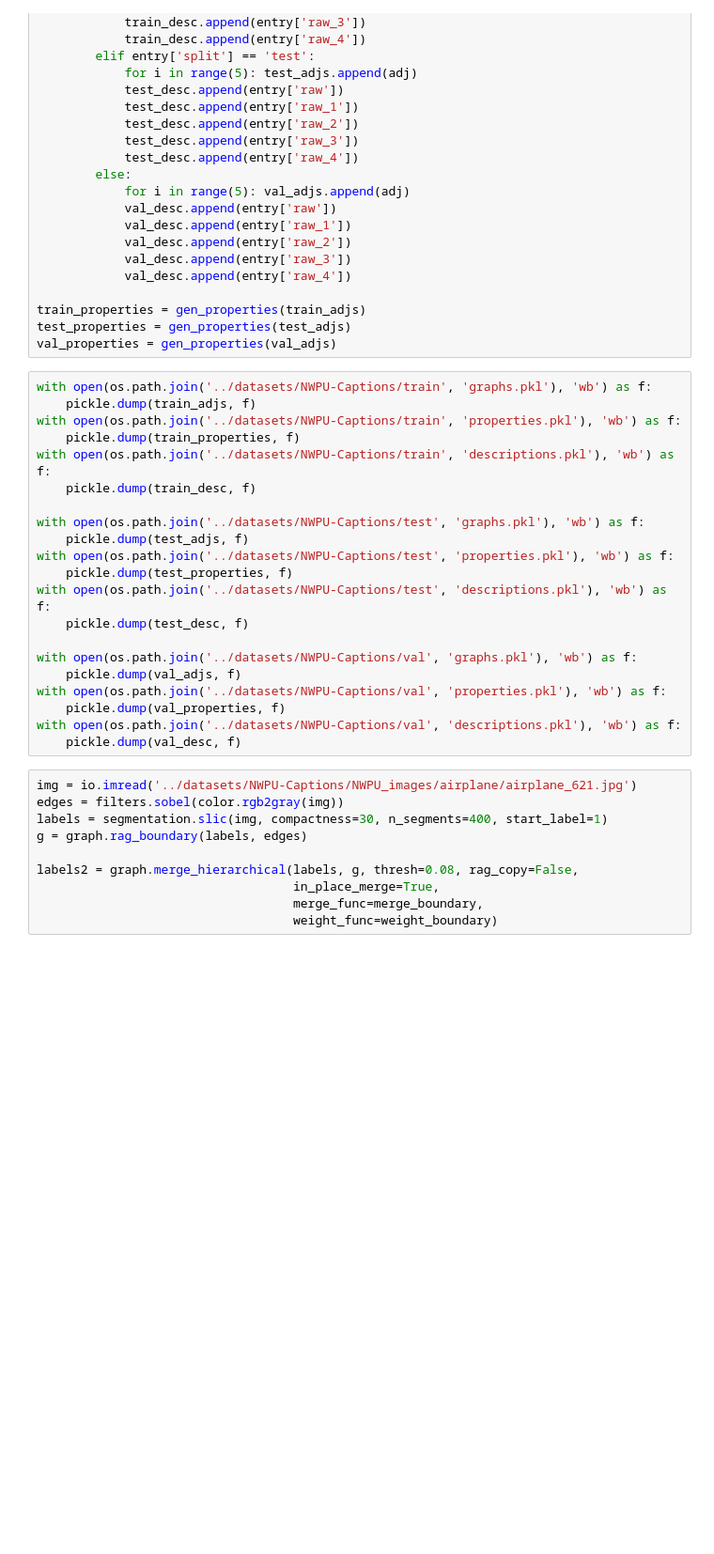
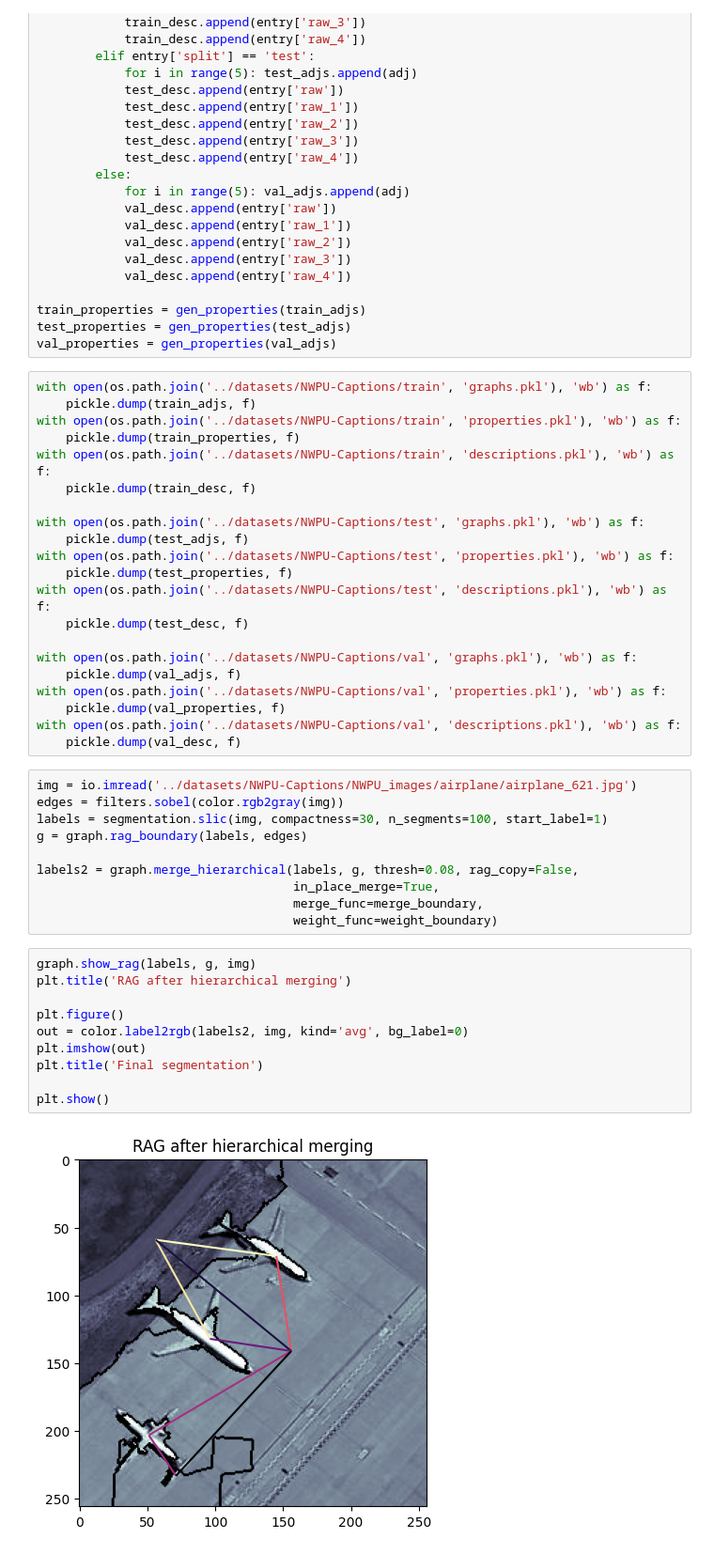
Before and after one commit to ezrafielding/PrioriSat, a Jupyter notebook: Graph/GraphGen.ipynb, the cells around one changed output. Shown at 94% size. Saved outputs shown, nothing was run; the diff lists cells and outputs as text; blank space fills up the shorter version.

```diff
--- a/Graph/GraphGen.ipynb
+++ b/Graph/GraphGen.ipynb
@@ -143,10 +143,22 @@ with open(os.path.join('../datasets/NWPU-Captions/val', 'descriptions.pkl'), 'wb
 # %%
 img = io.imread('../datasets/NWPU-Captions/NWPU_images/airplane/airplane_621.jpg')
 edges = filters.sobel(color.rgb2gray(img))
-labels = segmentation.slic(img, compactness=30, n_segments=400, start_label=1)
+labels = segmentation.slic(img, compactness=30, n_segments=100, start_label=1)
 g = graph.rag_boundary(labels, edges)
 
 labels2 = graph.merge_hierarchical(labels, g, thresh=0.08, rag_copy=False,
                                    in_place_merge=True,
                                    merge_func=merge_boundary,
                                    weight_func=weight_boundary)
+# %%
+graph.show_rag(labels, g, img)
+plt.title('RAG after hierarchical merging')
+
+plt.figure()
+out = color.label2rgb(labels2, img, kind='avg', bg_label=0)
+plt.imshow(out)
+plt.title('Final segmentation')
+
+plt.show()
+# %% [output]
+[figure, added]
```
Also changed, not shown: parts of 2 cells of this notebook, 11 other files.
